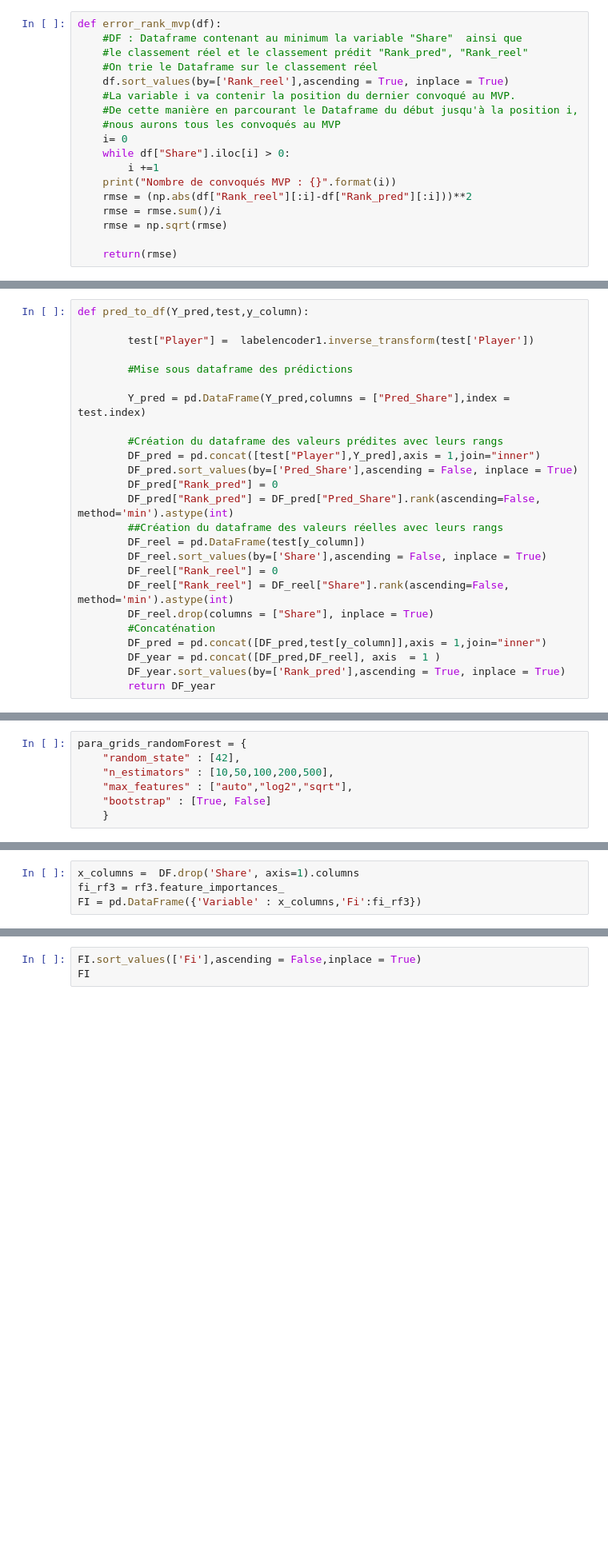
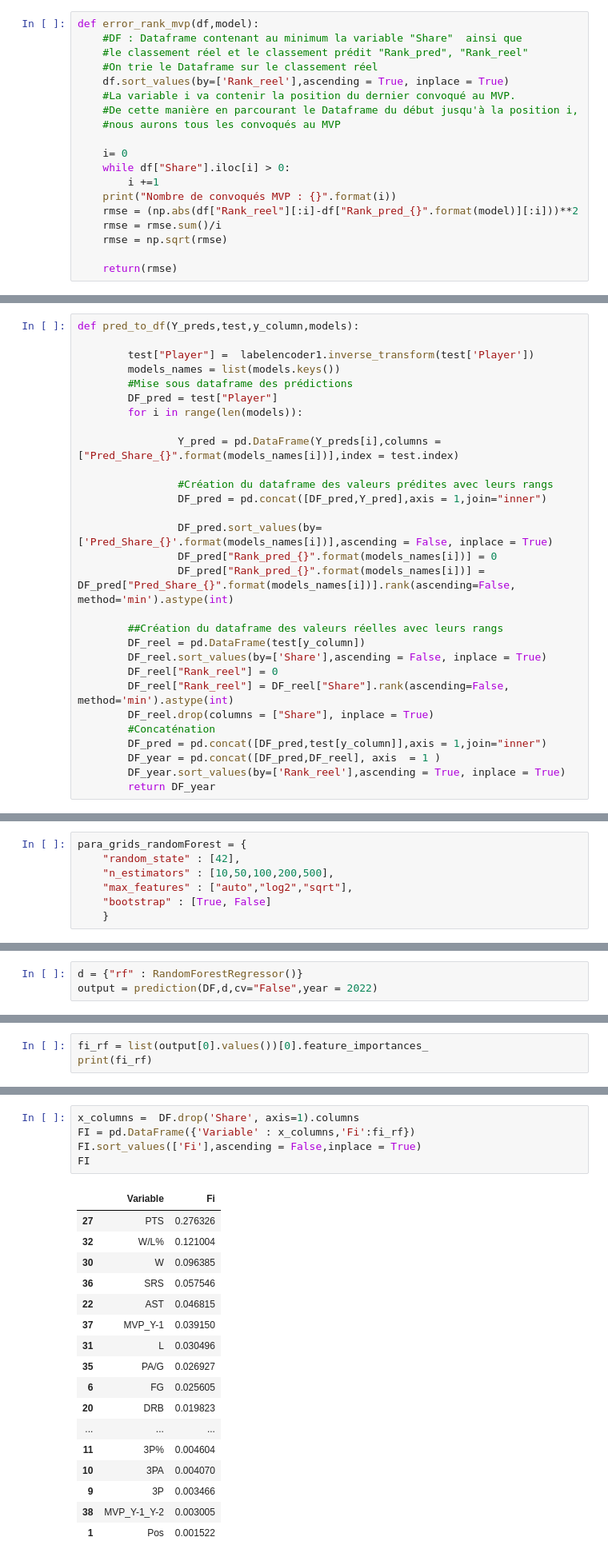
Before and after one commit to MartinErwan/ML_NBA_MVP_Prediction, a Jupyter notebook: PFE_Prediction.ipynb, the cells around one changed output, grey strips where cells are left out. Shown: that part at 80% size. Saved outputs shown, nothing was run; the diff lists cells and outputs as text; blank space fills up the shorter version.

```diff
--- a/PFE_Prediction.ipynb
+++ b/PFE_Prediction.ipynb
@@ -413,7 +413,7 @@ DF_2016.head(13)
 # %% [markdown]
 On constate que l'on prédit correctement le MVP de 2016, maintenant il faudrait trouver une métrique pertinente pour évaluer l'écart entre la position réelle du top 3 (ou 5) avec leur position prédite
 # %%
-def error_rank_mvp(df):
+def error_rank_mvp(df,model):
     #DF : Dataframe contenant au minimum la variable "Share"  ainsi que
     #le classement réel et le classement prédit "Rank_pred", "Rank_reel"
     #On trie le Dataframe sur le classement réel
@@ -421,11 +421,12 @@ def error_rank_mvp(df):
     #La variable i va contenir la position du dernier convoqué au MVP.
     #De cette manière en parcourant le Dataframe du début jusqu'à la position i,
     #nous aurons tous les convoqués au MVP
+
     i= 0
     while df["Share"].iloc[i] > 0:
         i +=1
     print("Nombre de convoqués MVP : {}".format(i))
-    rmse = (np.abs(df["Rank_reel"][:i]-df["Rank_pred"][:i]))**2
+    rmse = (np.abs(df["Rank_reel"][:i]-df["Rank_pred_{}".format(model)][:i]))**2
     rmse = rmse.sum()/i
     rmse = np.sqrt(rmse)
 
@@ -440,17 +441,21 @@ Généralisons maintenant cette fonction de sorte à calculer cette erreur pour
 # %%
-def pred_to_df(Y_pred,test,y_column):
+def pred_to_df(Y_preds,test,y_column,models):
 
         test["Player"] =  labelencoder1.inverse_transform(test['Player'])
+        models_names = list(models.keys())
+        #Mise sous dataframe des prédictions
+        DF_pred = test["Player"]
+        for i in range(len(models)):
 
-        #Mise sous dataframe des prédictions
+                Y_pred = pd.DataFrame(Y_preds[i],columns = ["Pred_Share_{}".format(models_names[i])],index = test.index)
 
-        Y_pred = pd.DataFrame(Y_pred,columns = ["Pred_Share"],index = test.index)
+                #Création du dataframe des valeurs prédites avec leurs rangs
+                DF_pred = pd.concat([DF_pred,Y_pred],axis = 1,join="inner")
 
-        #Création du dataframe des valeurs prédites avec leurs rangs
-        DF_pred = pd.concat([test["Player"],Y_pred],axis = 1,join="inner")
-        DF_pred.sort_values(by=['Pred_Share'],ascending = False, inplace = True)
-        DF_pred["Rank_pred"] = 0
-        DF_pred["Rank_pred"] = DF_pred["Pred_Share"].rank(ascending=False, method='min').astype(int)
+                DF_pred.sort_values(by=['Pred_Share_{}'.format(models_names[i])],ascending = False, inplace = True)
+                DF_pred["Rank_pred_{}".format(models_names[i])] = 0
+                DF_pred["Rank_pred_{}".format(models_names[i])] = DF_pred["Pred_Share_{}".format(models_names[i])].rank(ascending=False, method='min').astype(int)
+
         ##Création du dataframe des valeurs réelles avec leurs rangs
         DF_reel = pd.DataFrame(test[y_column])
         DF_reel.sort_values(by=['Share'],ascending = False, inplace = True)
@@ -460,5 +465,5 @@ def pred_to_df(Y_pred,test,y_column):
         #Concaténation
         DF_pred = pd.concat([DF_pred,test[y_column]],axis = 1,join="inner")
         DF_year = pd.concat([DF_pred,DF_reel], axis  = 1 )
-        DF_year.sort_values(by=['Rank_pred'],ascending = True, inplace = True)
+        DF_year.sort_values(by=['Rank_reel'],ascending = True, inplace = True)
         return DF_year
@@ -591,4 +595,3 @@ prediction(DF_scaled,rf3)
 # %%
-x_columns =  DF.drop('Share', axis=1).columns
-fi_rf3 = rf3.feature_importances_
-FI = pd.DataFrame({'Variable' : x_columns,'Fi':fi_rf3})
+d = {"rf" : RandomForestRegressor()}
+output = prediction(DF,d,cv="False",year = 2022)
@@ -594,0 +615,3 @@ FI = pd.DataFrame({'Variable' : x_columns,'Fi':fi_rf3})
+# %%
+fi_rf = list(output[0].values())[0].feature_importances_
+print(fi_rf)
@@ -595,3 +626,23 @@ FI = pd.DataFrame({'Variable' : x_columns,'Fi':fi_rf3})
 # %%
+x_columns =  DF.drop('Share', axis=1).columns
+FI = pd.DataFrame({'Variable' : x_columns,'Fi':fi_rf})
 FI.sort_values(['Fi'],ascending = False,inplace = True)
 FI
+# %% [output]
+|  | Variable | Fi |
+| 27 | PTS | 0.276326 |
+| 32 | W/L% | 0.121004 |
+| 30 | W | 0.096385 |
+| 36 | SRS | 0.057546 |
+| 22 | AST | 0.046815 |
+| 37 | MVP_Y-1 | 0.039150 |
+| 31 | L | 0.030496 |
+| 35 | PA/G | 0.026927 |
+| 6 | FG | 0.025605 |
+| 20 | DRB | 0.019823 |
+| ... | ... | ... |
+| 11 | 3P% | 0.004604 |
+| 10 | 3PA | 0.004070 |
+| 9 | 3P | 0.003466 |
+| 38 | MVP_Y-1_Y-2 | 0.003005 |
+| 1 | Pos | 0.001522 |
```
Also changed, not shown: parts of 24 cells of this notebook, 1 other file.
